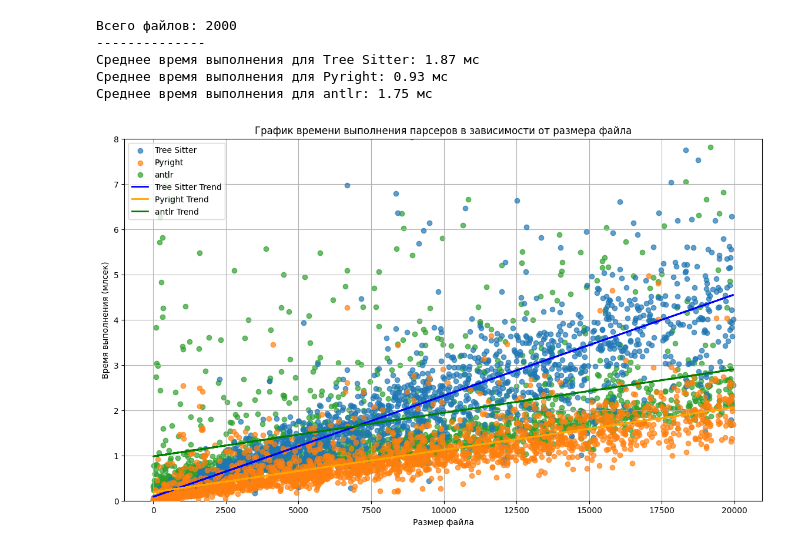
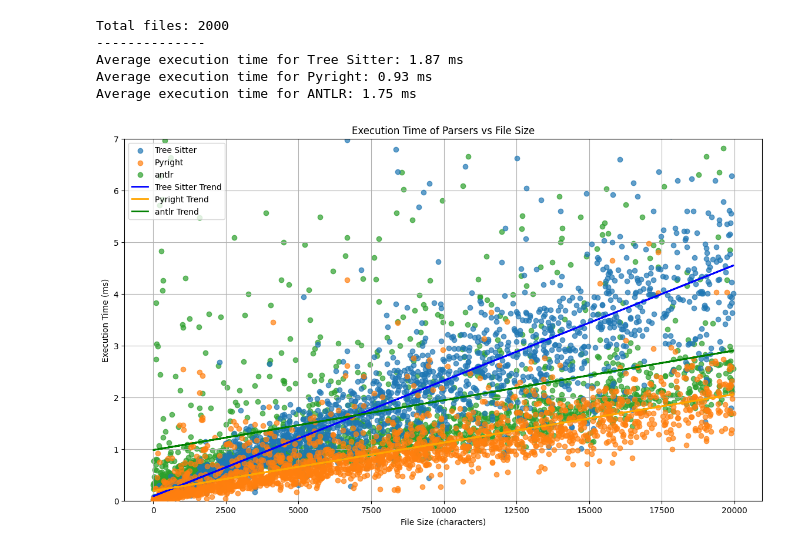
Before and after one commit to dsult/python-helper-project, a Jupyter notebook: src/parser_benchmark/analysis/analys.ipynb, the cells around one changed output. Drawn from its saved outputs; the diff is of its cells as text; code cells hidden in the pictures.

```diff
--- a/src/parser_benchmark/analysis/analys.ipynb
+++ b/src/parser_benchmark/analysis/analys.ipynb
@@ -4,7 +4,7 @@ import matplotlib.pyplot as plt
 import numpy as np
 import pandas as pd
 # %%
-y_max = 8
+y_max = 7
 # %%
 
 
@@ -34,43 +34,44 @@ mean_antlr = np.mean(antlr_times)
 
 
 # вывод инфы
-print(f'Всего файлов: {len(tree_sitter_times)}')
+print(f'Total files: {len(tree_sitter_times)}')
 print('--------------')
-print(f'Среднее время выполнения для Tree Sitter: {mean_tree_sitter:.2f} мс')
-print(f'Среднее время выполнения для Pyright: {mean_pyright:.2f} мс')
-print(f'Среднее время выполнения для antlr: {mean_antlr:.2f} мс')
+print(f'Average execution time for Tree Sitter: {mean_tree_sitter:.2f} ms')
+print(f'Average execution time for Pyright: {mean_pyright:.2f} ms')
+print(f'Average execution time for ANTLR: {mean_antlr:.2f} ms')
+
 
 # Построение графика времени выполнения парсеров в зависимости от размера
 plt.figure(figsize=(14, 8))  # Увеличенный размер фигуры
 plt.scatter(sizes, tree_sitter_times, label='Tree Sitter', alpha=0.7, zorder=2)
 plt.scatter(sizes, pyright_times, label='Pyright', alpha=0.7, zorder=3)
 plt.scatter(sizes, antlr_times, label='antlr', alpha=0.7, zorder=1)
 
 # Линии тренда
 z_tree_sitter = np.polyfit(sizes, tree_sitter_times, 1)
 p_tree_sitter = np.poly1d(z_tree_sitter)
 plt.plot(sizes, p_tree_sitter(sizes), color='blue', linestyle='-', linewidth=2, label='Tree Sitter Trend', zorder=4)
 
 z_pyright = np.polyfit(sizes, pyright_times, 1)
 p_pyright = np.poly1d(z_pyright)
 plt.plot(sizes, p_pyright(sizes), color='orange', linestyle='-', linewidth=2, label='Pyright Trend', zorder=4)
 
 z_antlr = np.polyfit(sizes, antlr_times, 1)
 p_antlr = np.poly1d(z_antlr)
 plt.plot(sizes, p_antlr(sizes), color='green', linestyle='-', linewidth=2, label='antlr Trend', zorder=4)
 
-plt.xlabel('Размер файла')
-plt.ylabel('Время выполнения (млсек)')
-plt.title('График времени выполнения парсеров в зависимости от размера файла')
+plt.xlabel('File Size (characters)')
+plt.ylabel('Execution Time (ms)')
+plt.title('Execution Time of Parsers vs File Size')
 plt.legend()
 plt.grid(True)
 plt.ylim(0, y_max)  # Ограничение по оси Y для исключения выбросов
 plt.show()
 # %% [output]
-Всего файлов: 2000
+Total files: 2000
 --------------
-Среднее время выполнения для Tree Sitter: 1.87 мс
-Среднее время выполнения для Pyright: 0.93 мс
-Среднее время выполнения для antlr: 1.75 мс
+Average execution time for Tree Sitter: 1.87 ms
+Average execution time for Pyright: 0.93 ms
+Average execution time for ANTLR: 1.75 ms
-[figure, old version]
+[figure, new version]
 # %%
```
Also changed, not shown: parts of 1 cell of this notebook, 9 other files.
